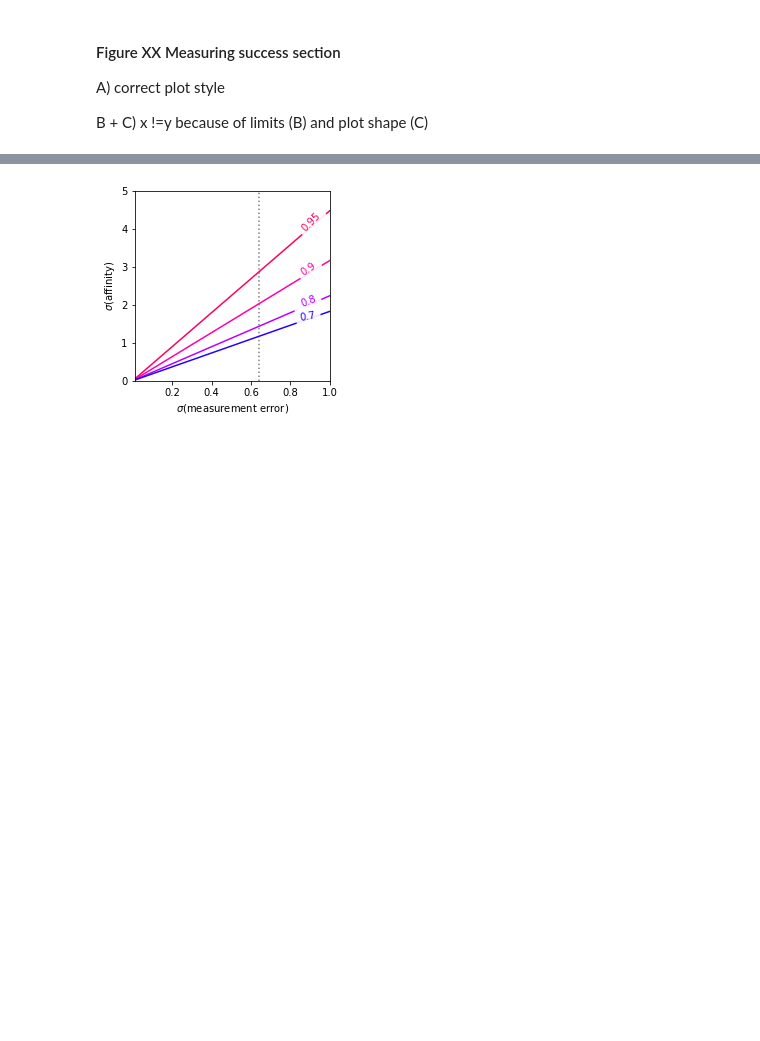
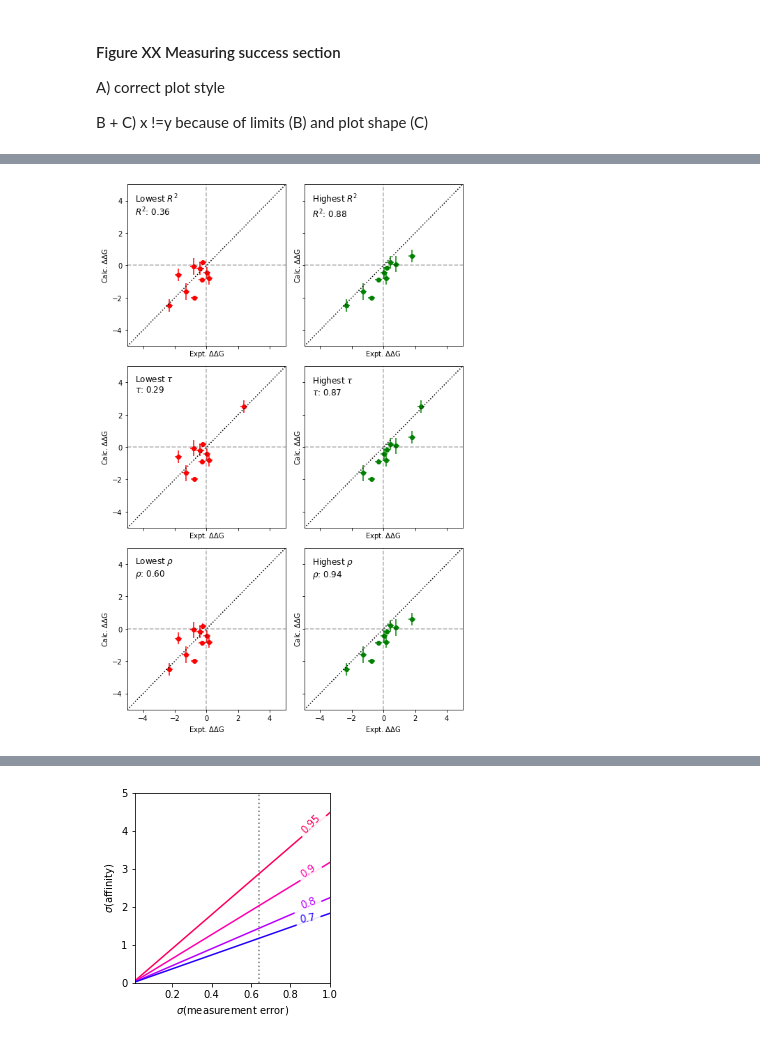
Before and after one commit to openforcefield/protein-ligand-benchmark-livecoms, a Jupyter notebook: figures/analysis/analysis-section.ipynb, the cells around one changed output, grey strips where cells are left out. Drawn from its saved outputs; the diff is of its cells as text; code cells hidden in the pictures; blank space fills up the shorter version.

```diff
--- a/figures/analysis/analysis-section.ipynb
+++ b/figures/analysis/analysis-section.ipynb
@@ -55,0 +306,58 @@ plt.show()
+# %%
+f, axes = plt.subplots(3,2,figsize=(7.5,7.5*1.5),sharey=True,sharex=True)
+
+r = results['worst R']
+a = axes[0][0]
+a.errorbar(r['x'], r['y'], xerr=r['xerr'],yerr=r['yerr'],linestyle='none',color='red')
+a.scatter(r['x'], r['y'],color='red')
+a.text(0.05, 0.95, r'Lowest $R^2$'+'\n'+r'$R^2$: '+f'{worst_r:.2f}',transform=a.transAxes, fontsize=12, va='top')
+
+
+r = results['best R']
+a = axes[0][1]
+a.errorbar(r['x'], r['y'], xerr=r['xerr'],yerr=r['yerr'],linestyle='none',color='green')
+a.scatter(r['x'], r['y'],color='green')
+a.text(0.05, 0.95, r'Highest $R^2$'+'\n'+r'$R^2$: '+f'{best_r:.2f}',transform=a.transAxes, fontsize=12, va='top')
+
+
+r = results['worst tau']
+a = axes[1][0]
+a.errorbar(r['x'], r['y'], xerr=r['xerr'],yerr=r['yerr'],linestyle='none',color='red')
+a.scatter(r['x'], r['y'],color='red')
+a.text(0.05, 0.95, r'Lowest $\tau$'+'\n'+r'$\tau$: '+f'{worst_tau:.2f}',transform=a.transAxes, fontsize=12, va='top')
+
+r = results['best tau']
+a = axes[1][1]
+a.errorbar(r['x'], r['y'], xerr=r['xerr'],yerr=r['yerr'],linestyle='none',color='green')
+a.scatter(r['x'], r['y'],color='green')
+a.text(0.05, 0.95, r'Highest $\tau$'+'\n'+r'$\tau$: '+f'{best_tau:.2f}',transform=a.transAxes, fontsize=12, va='top')
+
+r = results['worst rho']
+a = axes[2][0]
+a.errorbar(r['x'], r['y'], xerr=r['xerr'],yerr=r['yerr'],linestyle='none',color='red')
+a.scatter(r['x'], r['y'],color='red')
+a.text(0.05, 0.95, r'Lowest $\rho$'+'\n'+r'$\rho$: '+f'{worst_rho:.2f}',transform=a.transAxes, fontsize=12, va='top')
+
+r = results['best rho']
+a = axes[2][1]
+a.errorbar(r['x'], r['y'], xerr=r['xerr'],yerr=r['yerr'],linestyle='none',color='green')
+a.scatter(r['x'], r['y'],color='green')
+a.text(0.05, 0.95, r'Highest $\rho$'+'\n'+r'$\rho$: '+f'{best_rho:.2f}',transform=a.transAxes, fontsize=12, va='top')
+
+
+limit = (-5,5)
+for i in range(0,3):
+    for j in range(0,2):
+        axes[i][j].set_xlabel('Expt. '+r'$\Delta\Delta$G')
+        axes[i][j].set_ylabel('Calc. '+r'$\Delta\Delta$G')
+        axes[i][j].set_xlim(limit)
+        axes[i][j].set_ylim(limit)
+        axes[i][j].plot(limit,limit, 'k:')
+        axes[i][j].plot(limit,[0,0], 'k--',alpha=0.3)
+        axes[i][j].plot([0,0],limit, 'k--',alpha=0.3)
+
+plt.tight_layout()
+plt.savefig('relativeissuesB.pdf')
+plt.show()
+# %% [output]
+[figure, added]
```
Also changed, not shown: parts of 7 cells of this notebook, 2 other files.
